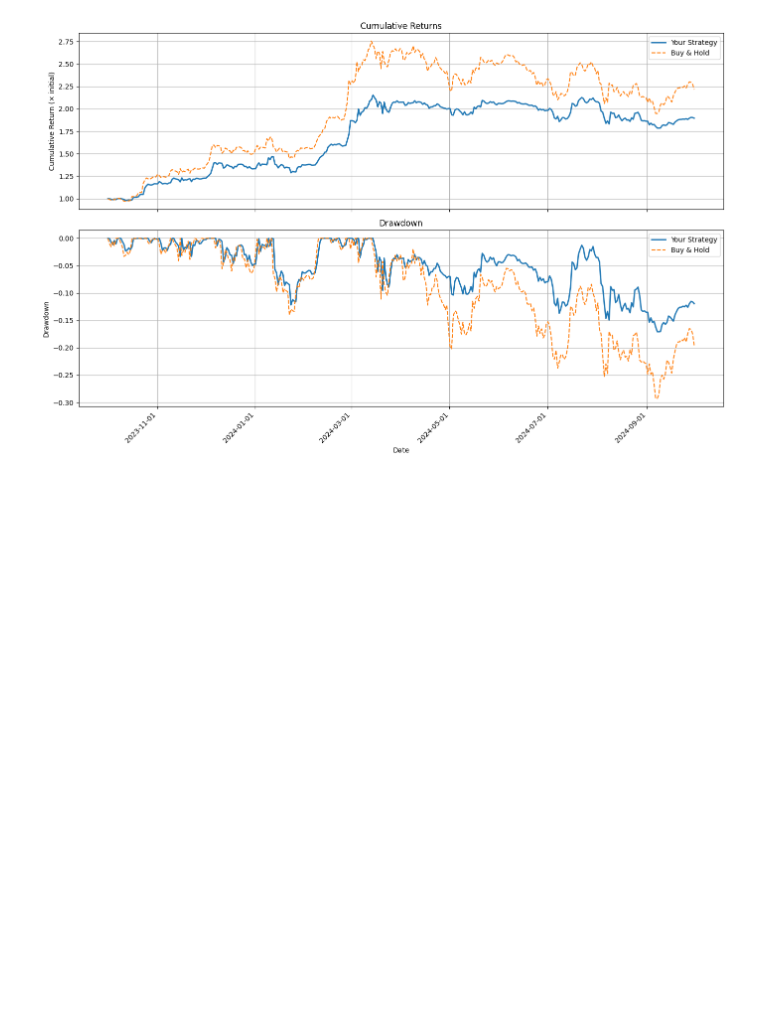
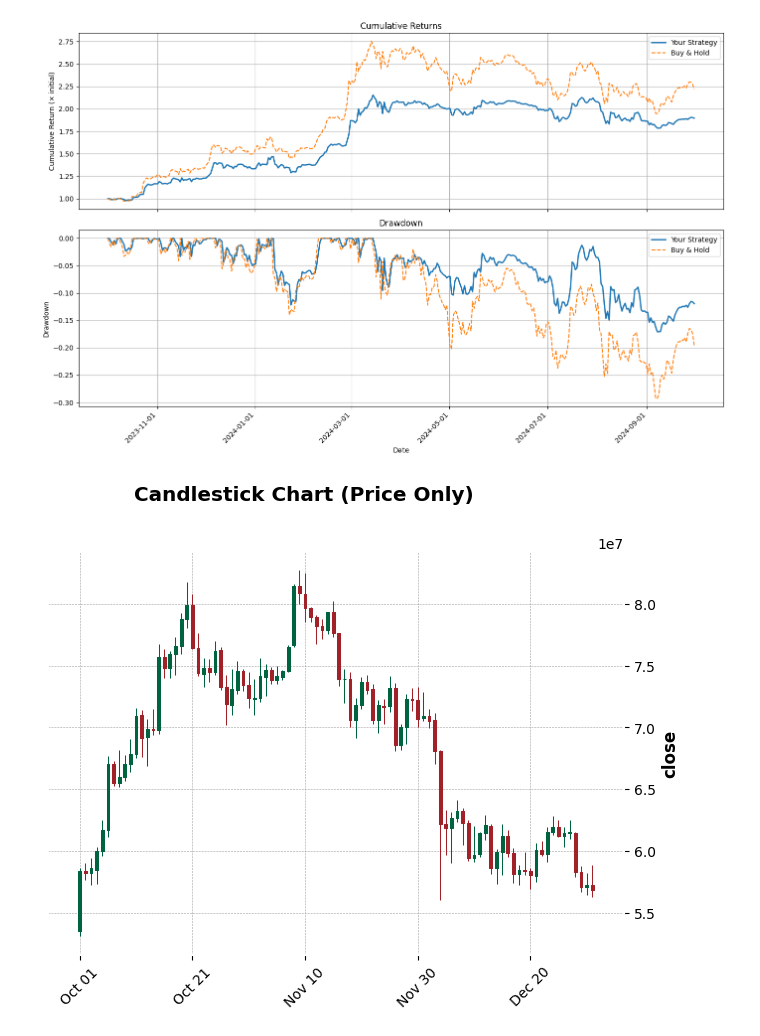
Before and after one commit to Jung-YongHan/MTF-CrypTrader, a Jupyter notebook: data/analyze_data.ipynb, the cells around one changed output. Drawn from its saved outputs; the diff is of its cells as text; code cells hidden in the pictures; blank space fills up the shorter version.

```diff
--- a/data/analyze_data.ipynb
+++ b/data/analyze_data.ipynb
@@ -64,3 +64,22 @@ plt.tight_layout()
 plt.show()
 # %% [output]
 [figure]
+# %%
+import pandas as pd
+import mplfinance as mpf
+
+# 예시 데이터 불러오기 (Date, Open, High, Low, Close, Volume)
+df = pd.read_csv('/home/tako/Documents/yonghan/Macro-Micro-Trader/data/btc_day1.csv', index_col=0, parse_dates=True)
+df = df.loc['2021-10-01':'2021-12-31']  # 원하는 기간으로 슬라이싱
+
+# 캔들 차트 그리기
+mpf.plot(
+    df,
+    type='candle',
+    style='charles',
+    title='Candlestick Chart (Price Only)',
+    ylabel='close',
+    volume=False
+)
+# %% [output]
+[figure, added]
```
Also changed, not shown: 9 other files.
